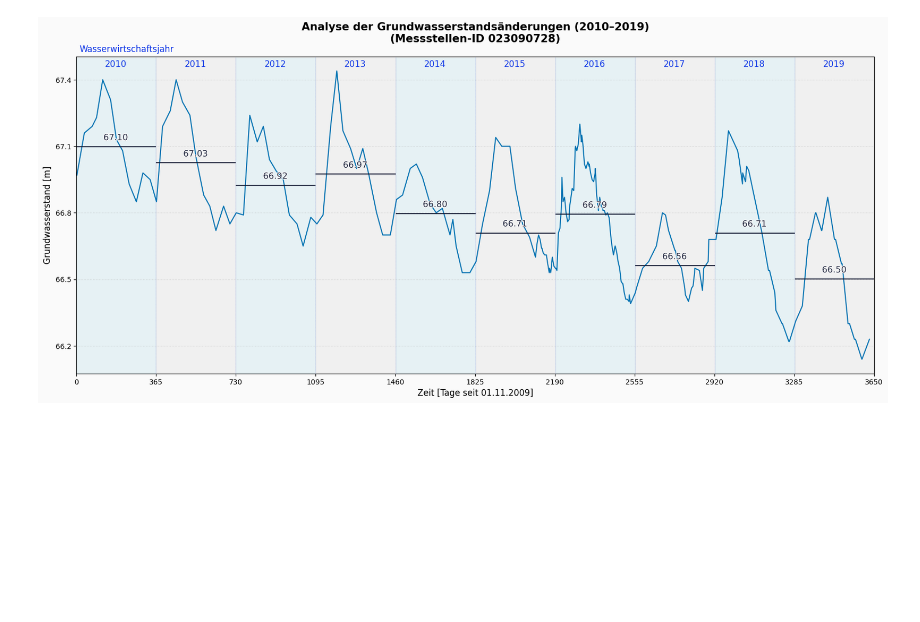
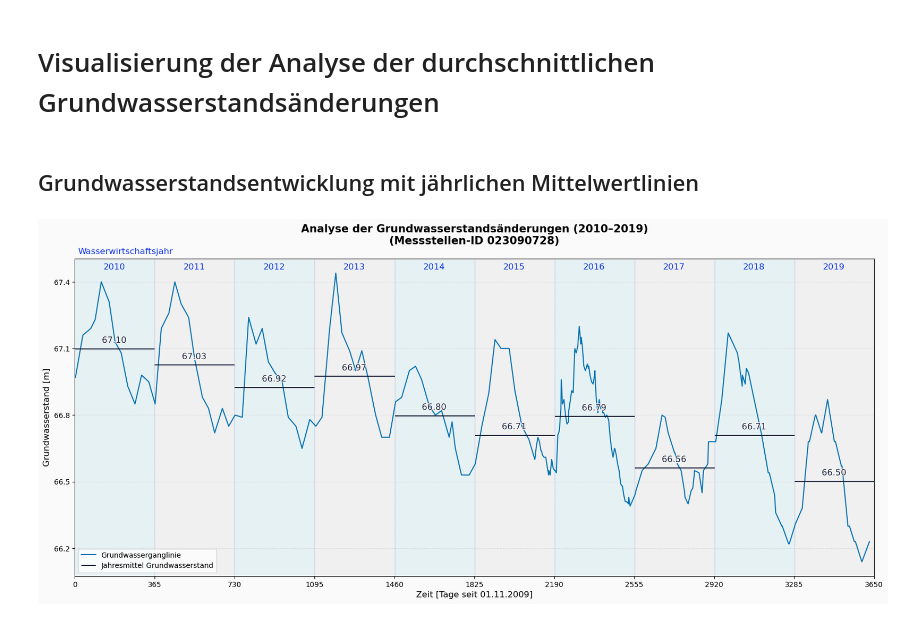
Before and after one commit to Maurinus83/DPP-GroundwaterNRW, a Jupyter notebook: notebooks/05_visualization_total_trend.ipynb, the cells around one changed output. Cells and saved outputs as stored; diff of their text form; code cells hidden in the pictures; blank space fills up the shorter version.

```diff
--- a/notebooks/05_visualization_total_trend.ipynb
+++ b/notebooks/05_visualization_total_trend.ipynb
@@ -9,6 +9,10 @@ from matplotlib.patches import Patch
 # Importing the groundwater measurement data in Pickle format
 df_ms_ws_input = pd.read_pickle("../data/processed/grundwasserdaten-NRW/GW-MessWasserstellenMerge.pkl")
 df_ms_total_trend_gis = pd.read_pickle("../data/processed/grundwasserdaten-NRW/GW-MessstellenTotalTrendGIS.pkl")
+# %% [markdown]
+# Visualisierung der Analyse der durchschnittlichen Grundwasserstandsänderungen
+# %% [markdown]
+## Grundwasserstandsentwicklung mit jährlichen Mittelwertlinien
 # %%
 # Startdatum
 tage_pro_jahr = 365.25 # Mit Schaltjahr
@@ -36,7 +40,7 @@ df_relevant_ms["t"] = (df_relevant_ms["datum_messung"] - t0).dt.days
 fig, ax = plt.subplots(figsize=[20, 8], nrows=1, ncols=1)
 
 # Darstellung der Grundwaser-Ganglinie
-df_relevant_ms.plot(kind='line', x='t', y='wasserstd_m', ax=ax, legend=False, color='#0072B2')
+df_relevant_ms.plot(kind='line', x='t', y='wasserstd_m', ax=ax, legend=True, color='#0072B2')
 
 ax.set_title(f"Analyse der Grundwasserstandsänderungen (2010–2019)\n(Messstellen-ID {visualized_ms})",
              fontsize=15, fontweight="bold", color="black", pad=20)
@@ -50,7 +54,6 @@ ax.grid(True, linestyle=':', alpha=0.5, axis='y')
 
 ax.text(x=15, y=67.525, s='Wasserwirtschaftsjahr', fontsize=12, color="#002AE6F0")
 
-
 # Darstellung der Wasserwirtschaftsjahre
 for jahr in range(10):
     start = jahr * tage_pro_jahr
@@ -59,39 +62,42 @@ for jahr in range(10):
     ax.text(
         x = start + 180,                          # x-Position
         y = 67.45,                          # y-Position (oben)
         s = str(startjahr + jahr),          # Text
         ha="center", va="bottom",           # horizontale/vertikale Ausrichtung
         fontsize=12, color="#002AE6F0"
     )
-    # farbige Hintergrundflächen
-    ax.axvspan(start, ende,
-                  color=("lightblue" if jahr % 2 == 0 else "lightgray"),
-                  alpha=0.25)
-    # Darstellung der durchschnittlichen Grundwasserstände pro Jahr
+        # Darstellung der durchschnittlichen Grundwasserstände pro Jahr
     ax.hlines(
         y = float(df_relevant_ms_total_trend.iloc[0, jahr + 9]),
         xmin = start,
         xmax = ende,
-        color = "#141A33EF"
+        color = "#141A33EF",
+        label='Schwellenwert'
         )
     ax.text(
         x = start + 180,
         y = float(df_relevant_ms_total_trend.iloc[0, jahr + 9] + 0.02),
         s = format(float(df_relevant_ms_total_trend.iloc[0, jahr + 9]), ".2f"),
         ha="center", va="bottom",
         fontsize=12, color="#141A33EF",
         path_effects=[path_effects.Stroke(linewidth=2, foreground='#FAFAFA'), path_effects.Normal()],
         )
+    # farbige Hintergrundflächen
+    ax.axvspan(start, ende,
+                  color=("lightblue" if jahr % 2 == 0 else "lightgray"),
+                  alpha=0.25)
+
+ax.legend(["Grundwasserganglinie", "Jahresmittel Grundwasserstand"])
 
 # Darstellung der Wasserwirtschaftsjahre
 for jahr in range(11):   # 10 Jahre = 11 Marken
     x_pos = jahr * tage_pro_jahr
     ax.axvline(x=x_pos, color="blue", linestyle=":", alpha=0.7, linewidth=0.2)
 
 # Hintergrundfarben
 ax.set_facecolor('#FAFAFA')
 fig.patch.set_facecolor('#FAFAFA')
 # %% [output]
-[figure, old version]
+[figure, new version]
 # %%
 fig.savefig("../pictures/05_visual_total_trend_2010-2019_1.png", dpi=300, bbox_inches="tight")
```
Also changed, not shown: parts of 7 cells of this notebook.
